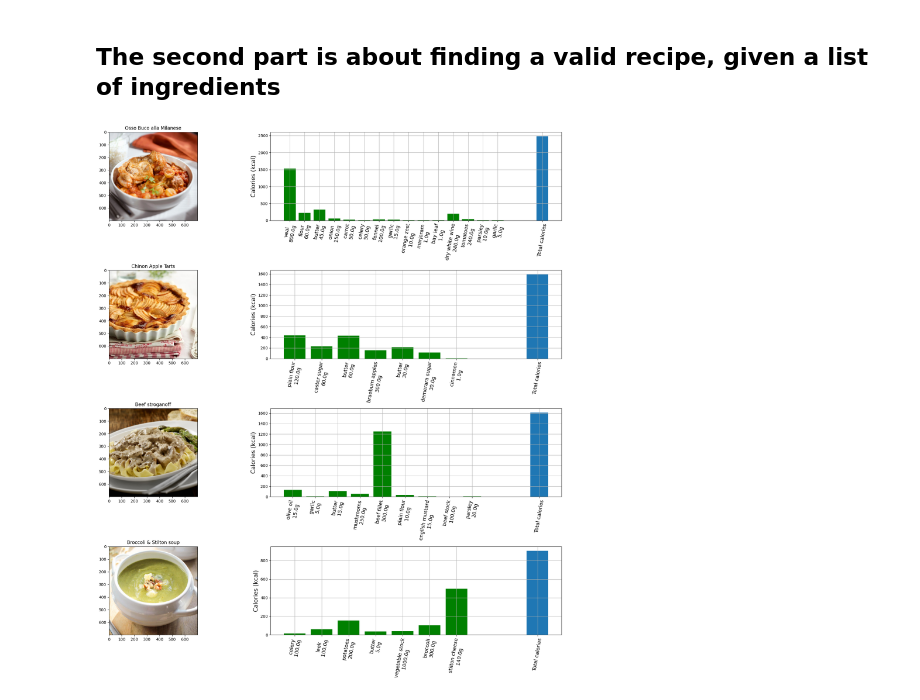
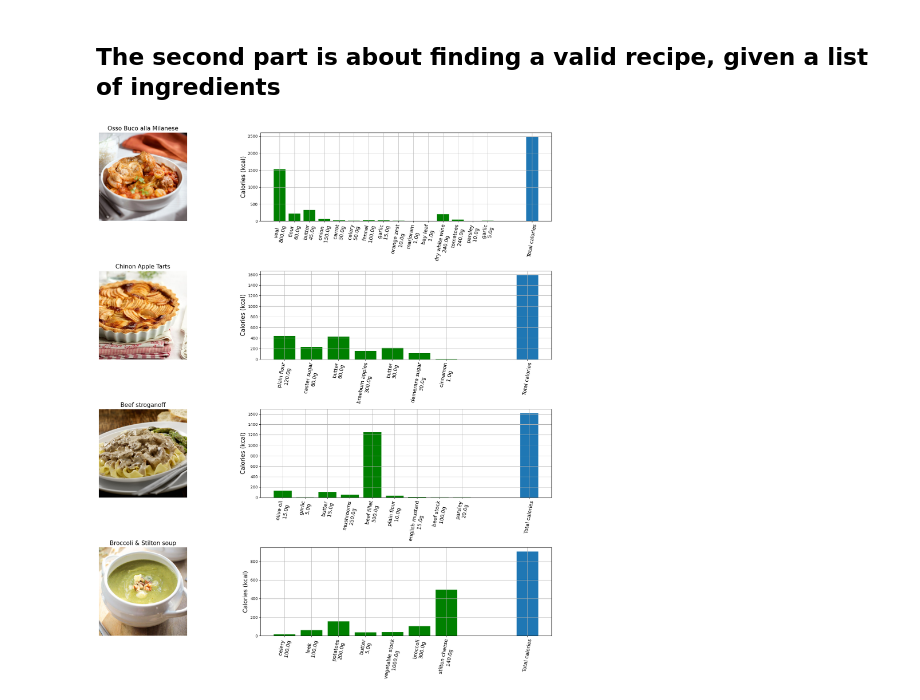
Before and after one commit to constancebonomi/chichou-s-slay, a Jupyter notebook: usecase_example/search-recipes.ipynb, the cells around one changed output. Drawn from its saved outputs; the diff is of its cells as text; code cells hidden in the pictures.

Commit message:
small change
remove axis from image plots

```diff
--- a/usecase_example/search-recipes.ipynb
+++ b/usecase_example/search-recipes.ipynb
@@ -371,7 +371,8 @@ class Chosen_Meal:
         img = Image.open (f)
 
         ax.imshow(img)
-        ax.set_title(self.fullrecipe["strMeal"])
+        ax.set_axis_off()
+        ax.set_title(self.fullrecipe["strMeal"], fontsize=15)
 # %%
 import matplotlib.pyplot as plt
 
@@ -422,21 +423,19 @@ def get_output_from_chosen_ingredients(ingredients):
 # %%
 '''
     Here you can choose a list of ingredients and the program will check the possible recipes.
 '''
 ingredientslist = ["Veal", "Basil Leaves", "Butter"]
 
 '''
     NOTE:
             It's possible that some calorie intake plots may have fewer ingredients than those
-            listed in the database. I haven't checked all of them, but it's also possible that
-            some recipes have no ingredients at all. This could be due to one or both of the
-            following reasons:
+            listed in the database. This could be due to one or both of the following reasons:
 
             1. Some data related to the calories of various foods couldn't be found.
             2. It wasn't possible to convert the strMeasure string (which indicates
                the amount of each ingredient) into grams.
 '''
 
 get_output_from_chosen_ingredients(ingredientslist)
 # %% [output]
-[figure, old version]
+[figure, new version]
```
